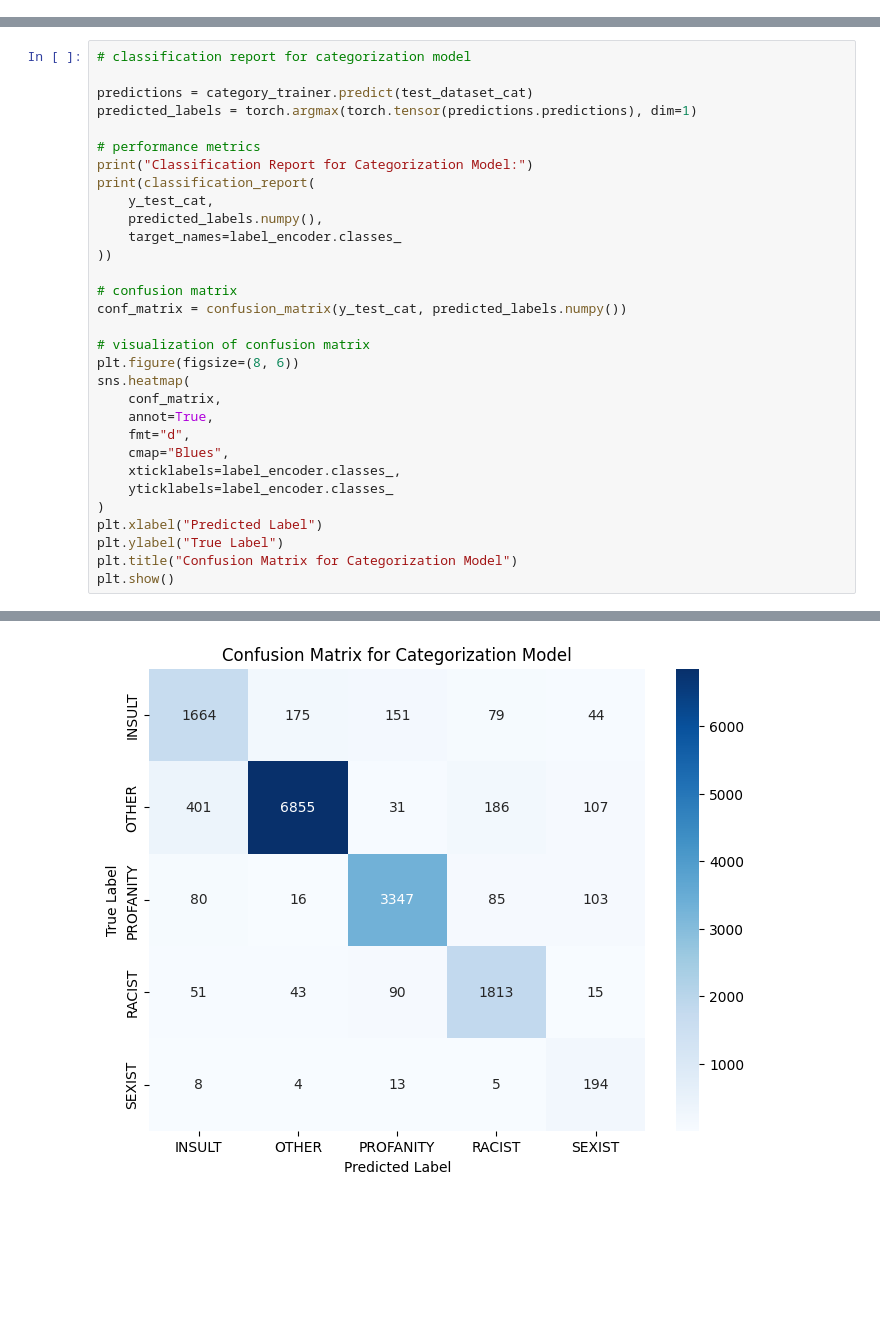
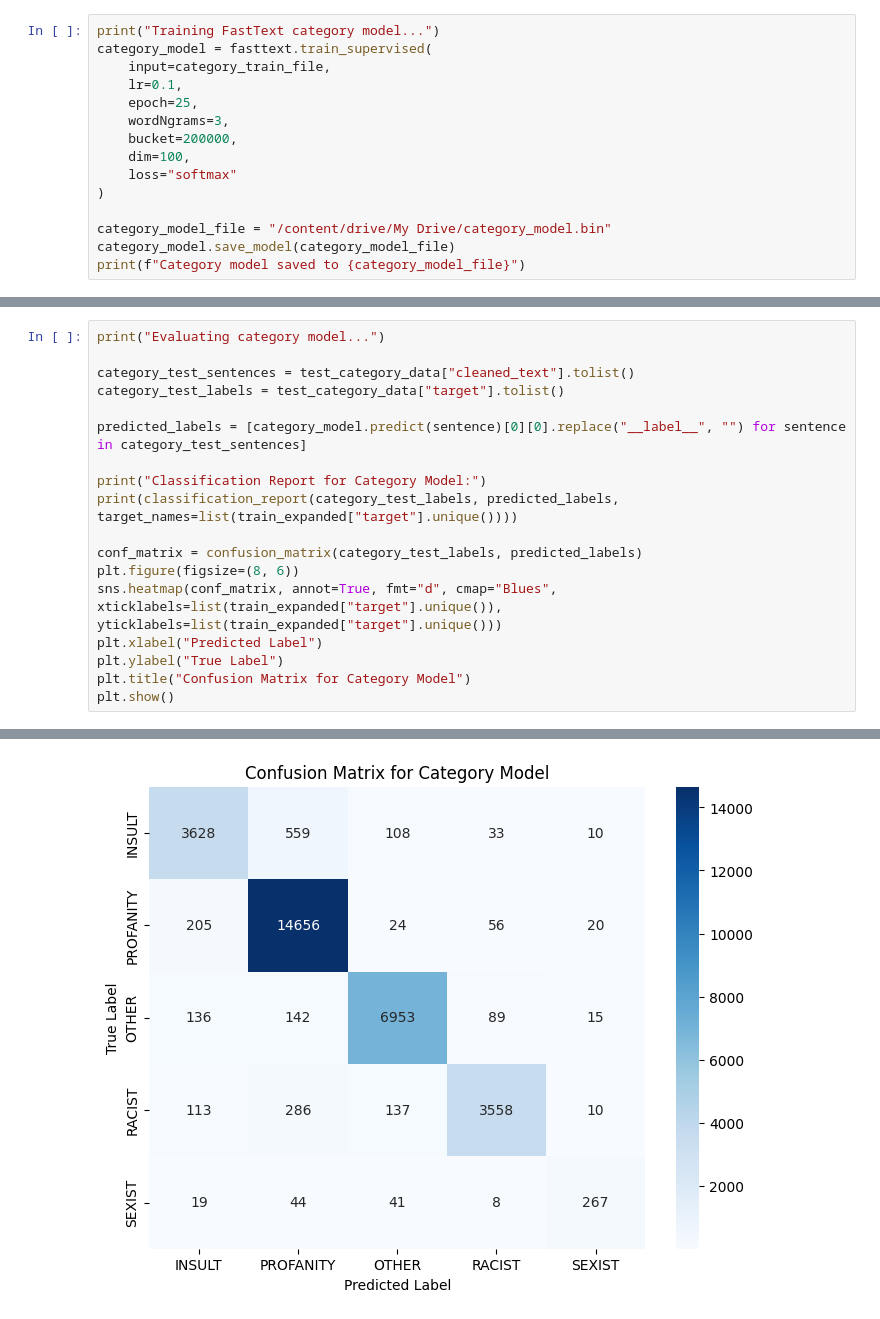
Before and after one commit to fc63/Detection-and-Classification-of-Offensive-Language-in-Turkish, a Jupyter notebook: 1.ipynb, the cells around one changed output, grey strips where cells are left out. Cells and saved outputs as stored; diff of their text form; blank space fills up the shorter version.

Commit message:
fasttext model

```diff
--- a/1.ipynb
+++ b/1.ipynb
@@ -423,0 +431,15 @@ Best model for categorization is from epoch: 5.00
+# %%
+print("Training FastText category model...")
+category_model = fasttext.train_supervised(
+    input=category_train_file,
+    lr=0.1,
+    epoch=25,
+    wordNgrams=3,
+    bucket=200000,
+    dim=100,
+    loss="softmax"
+)
+
+category_model_file = "/content/drive/My Drive/category_model.bin"
+category_model.save_model(category_model_file)
+print(f"Category model saved to {category_model_file}")
@@ -424,32 +449,19 @@ Best model for categorization is from epoch: 5.00
 # %%
-# classification report for categorization model
+print("Evaluating category model...")
 
-predictions = category_trainer.predict(test_dataset_cat)
-predicted_labels = torch.argmax(torch.tensor(predictions.predictions), dim=1)
+category_test_sentences = test_category_data["cleaned_text"].tolist()
+category_test_labels = test_category_data["target"].tolist()
 
-# performance metrics
-print("Classification Report for Categorization Model:")
-print(classification_report(
-    y_test_cat,
-    predicted_labels.numpy(),
-    target_names=label_encoder.classes_
-))
+predicted_labels = [category_model.predict(sentence)[0][0].replace("__label__", "") for sentence in category_test_sentences]
 
-# confusion matrix
-conf_matrix = confusion_matrix(y_test_cat, predicted_labels.numpy())
+print("Classification Report for Category Model:")
+print(classification_report(category_test_labels, predicted_labels, target_names=list(train_expanded["target"].unique())))
 
-# visualization of confusion matrix
+conf_matrix = confusion_matrix(category_test_labels, predicted_labels)
 plt.figure(figsize=(8, 6))
-sns.heatmap(
-    conf_matrix,
-    annot=True,
-    fmt="d",
-    cmap="Blues",
-    xticklabels=label_encoder.classes_,
-    yticklabels=label_encoder.classes_
-)
+sns.heatmap(conf_matrix, annot=True, fmt="d", cmap="Blues", xticklabels=list(train_expanded["target"].unique()), yticklabels=list(train_expanded["target"].unique()))
 plt.xlabel("Predicted Label")
 plt.ylabel("True Label")
-plt.title("Confusion Matrix for Categorization Model")
+plt.title("Confusion Matrix for Category Model")
 plt.show()
 # %% [output]
@@ -469 +481 @@ weighted avg       0.90      0.89      0.90     15560
-[figure, old version]
+[figure, new version]
```
Also changed, not shown: parts of 21 cells of this notebook.
